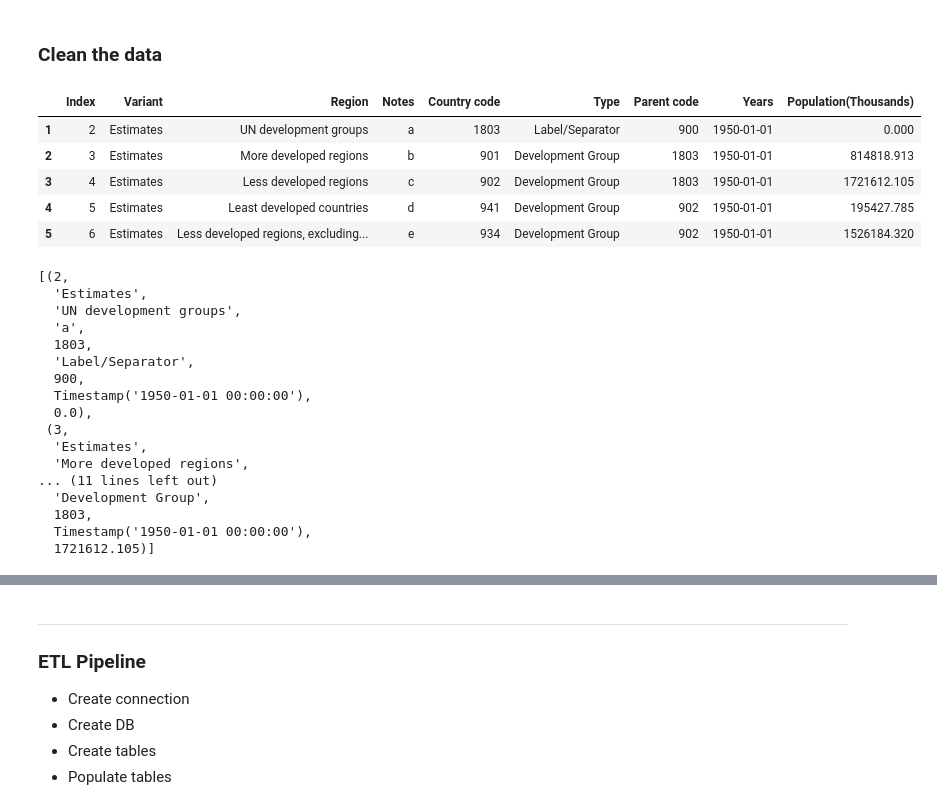
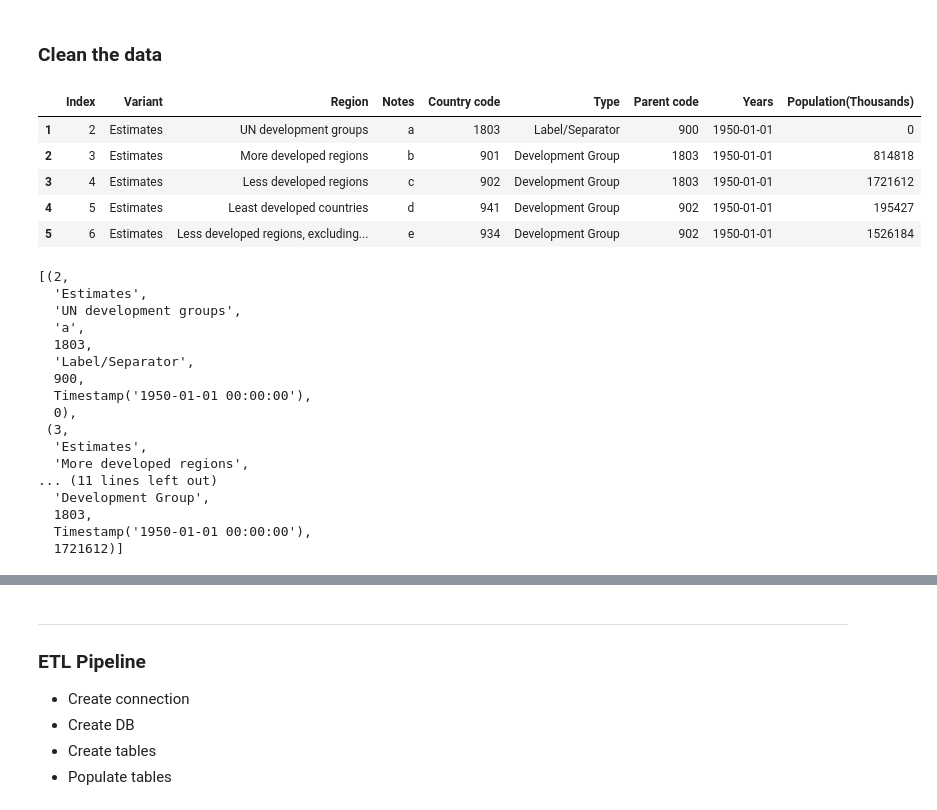
Before and after one commit to chineidu/world_population-ETL, a Jupyter notebook: notebook.ipynb, the cells around one changed output, grey strips where cells are left out. Saved outputs shown, nothing was run; the diff lists cells and outputs as text; code cells hidden in the pictures.

```diff
--- a/notebook.ipynb
+++ b/notebook.ipynb
@@ -84,25 +85,27 @@ population['Notes'] = population['Notes'].astype('string')
 # %%
 # filter out Groups, Continents and Regions
 region_population = population.loc[population['Notes'].str.lower().str.contains(r"[a-p]")]
 
 region_population = region_population.copy()
 # rename column
 region_population.rename(columns={'Region, subregion, country or area *': 'Region'}, inplace=True)
 # convert to datetime
 region_population['Years'] = pd.to_datetime(region_population['Years'])
-# # filter out the year, month and day
-# region_population['Years'] = region_population['Years'].apply(year_month)
+
 # replace '...' with '0'
 region_population['Population(Thousands)'] = region_population['Population(Thousands)'].replace('...', 0)
 
+# convert to int
+region_population['Population(Thousands)'] = region_population['Population(Thousands)'].apply(lambda x: int(x))
+
 region_population.head()
 # %% [output]
 |  | Index | Variant | Region | Notes | Country code | Type | Parent code | Years | Population(Thousands) |
-| 1 | 2 | Estimates | UN development groups | a | 1803 | Label/Separator | 900 | 1950-01-01 | 0.000 |
-| 2 | 3 | Estimates | More developed regions | b | 901 | Development Group | 1803 | 1950-01-01 | 814818.913 |
-| 3 | 4 | Estimates | Less developed regions | c | 902 | Development Group | 1803 | 1950-01-01 | 1721612.105 |
-| 4 | 5 | Estimates | Least developed countries | d | 941 | Development Group | 902 | 1950-01-01 | 195427.785 |
-| 5 | 6 | Estimates | Less developed regions, excluding... | e | 934 | Development Group | 902 | 1950-01-01 | 1526184.320 |
+| 1 | 2 | Estimates | UN development groups | a | 1803 | Label/Separator | 900 | 1950-01-01 | 0 |
+| 2 | 3 | Estimates | More developed regions | b | 901 | Development Group | 1803 | 1950-01-01 | 814818 |
+| 3 | 4 | Estimates | Less developed regions | c | 902 | Development Group | 1803 | 1950-01-01 | 1721612 |
+| 4 | 5 | Estimates | Least developed countries | d | 941 | Development Group | 902 | 1950-01-01 | 195427 |
+| 5 | 6 | Estimates | Less developed regions, excluding... | e | 934 | Development Group | 902 | 1950-01-01 | 1526184 |
 # %%
 # save as csv
 region_population.to_csv('./data/region_population.csv', index=False)
@@ -123,7 +126,7 @@ val_reg_pop[:3]
   'Label/Separator',
   900,
   Timestamp('1950-01-01 00:00:00'),
-  0.0),
+  0),
  (3,
   'Estimates',
   'More developed regions',
@@ -131,6 +134,6 @@ val_reg_pop[:3]
   'Development Group',
   1803,
   Timestamp('1950-01-01 00:00:00'),
-  1721612.105)]
+  1721612)]
 # %%
 # filter out Countries
```
Also changed, not shown: parts of 4 cells of this notebook, 2 other files.
